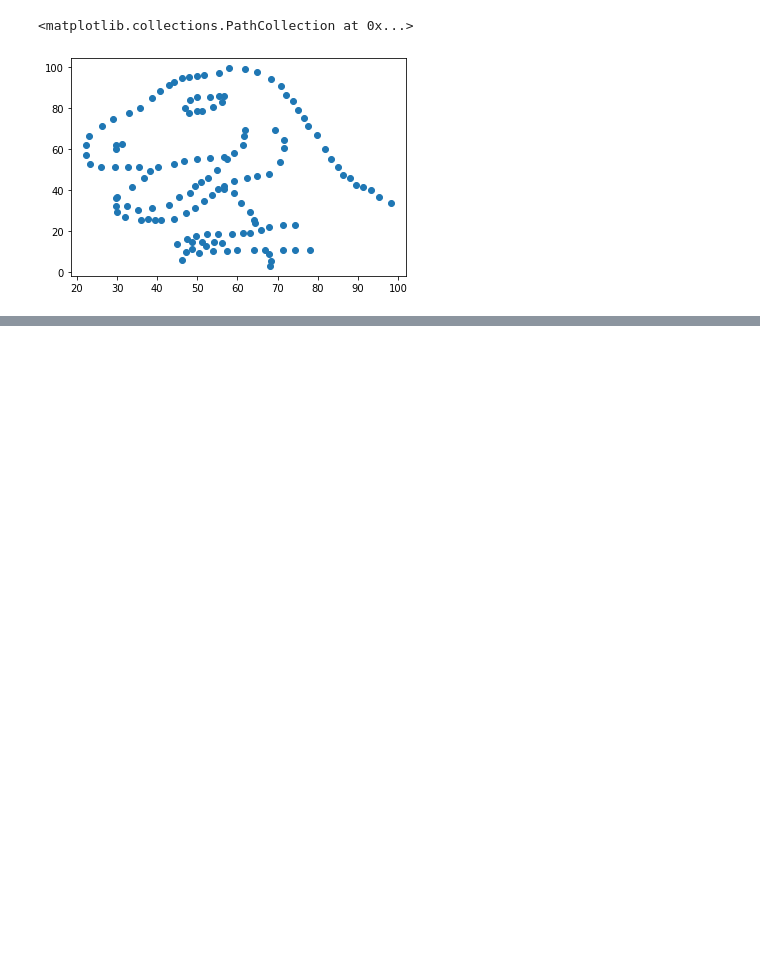
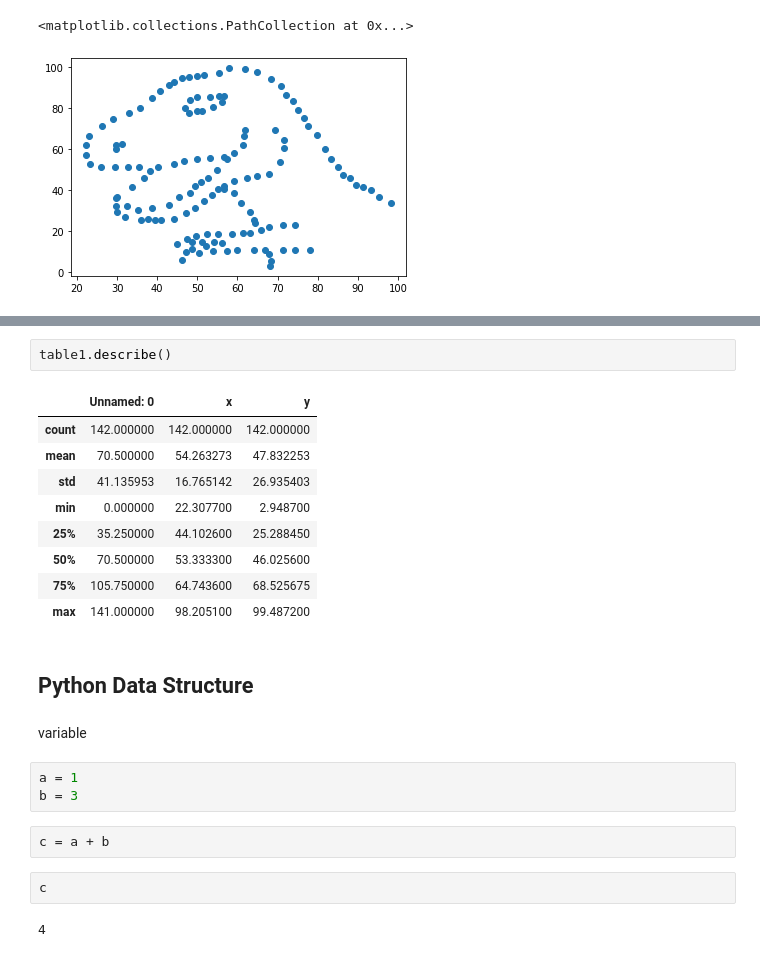
Before and after one commit to thanadolch/KKU_data_mining, a Jupyter notebook: data101.ipynb, the cells around one changed output, grey strips where cells are left out. Drawn from its saved outputs; the diff is of its cells as text; blank space fills up the shorter version.

Commit message:
Python Data Structure

```diff
--- a/data101.ipynb
+++ b/data101.ipynb
@@ -108,0 +151,25 @@ plt.scatter(table1['x'],table1['y'])
+# %%
+table1.describe()
+# %% [output]
+|  | Unnamed: 0 | x | y |
+| count | 142.000000 | 142.000000 | 142.000000 |
+| mean | 70.500000 | 54.263273 | 47.832253 |
+| std | 41.135953 | 16.765142 | 26.935403 |
+| min | 0.000000 | 22.307700 | 2.948700 |
+| 25% | 35.250000 | 44.102600 | 25.288450 |
+| 50% | 70.500000 | 53.333300 | 46.025600 |
+| 75% | 105.750000 | 64.743600 | 68.525675 |
+| max | 141.000000 | 98.205100 | 99.487200 |
+# %% [markdown]
+## Python Data Structure
+# %% [markdown]
+variable
+# %%
+a = 1
+b = 3
+# %%
+c = a + b
+# %%
+c
+# %% [output]
+4
```
Also changed, not shown: parts of 24 cells of this notebook.
